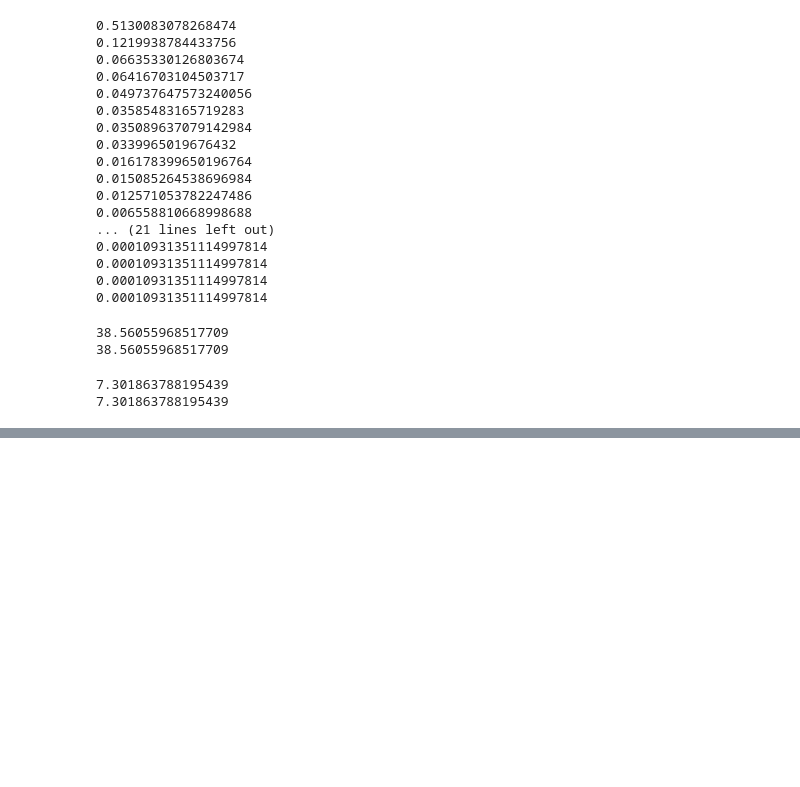
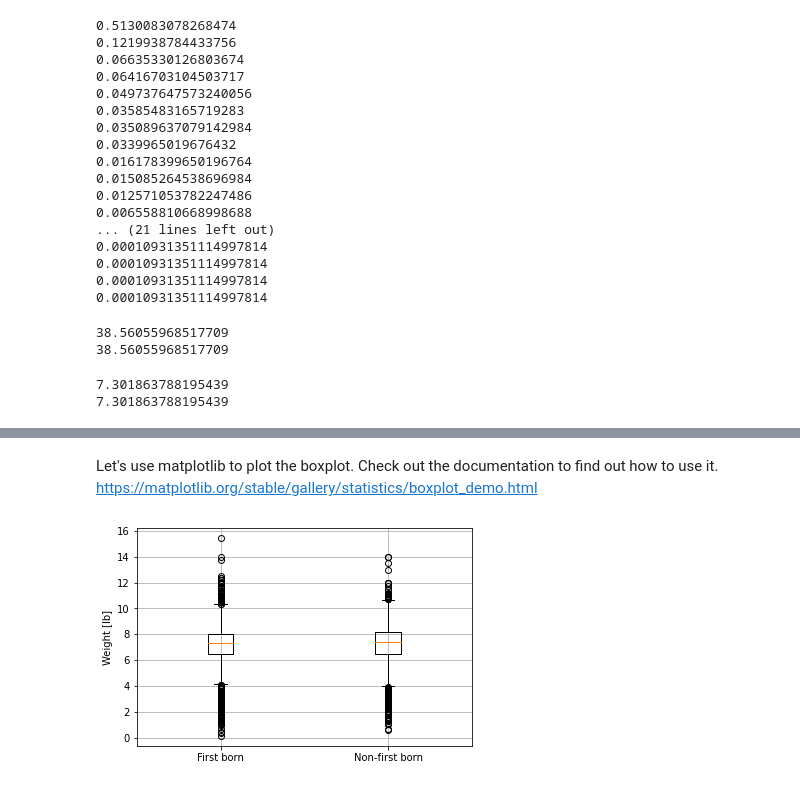
Before and after one commit to EmbraceTEC/ThinkStats2, a Jupyter notebook: code/DT 1 - Exercise day.ipynb, the cells around one changed output, grey strips where cells are left out. Saved outputs shown, nothing was run; the diff lists cells and outputs as text; code cells hidden in the pictures; blank space fills up the shorter version.

```diff
--- a/code/DT 1 - Exercise day.ipynb
+++ b/code/DT 1 - Exercise day.ipynb
@@ -203,0 +297,12 @@ print(pmf.Var())
+# %% [markdown]
+Let's use matplotlib to plot the boxplot. Check out the documentation to find out how to use it. https://matplotlib.org/stable/gallery/statistics/boxplot_demo.html
+# %%
+import matplotlib.pyplot as plt
+data = [first_wgt_dropna, other_wgt_dropna]
+plt.boxplot(data)
+plt.xticks([1,2],["First born", "Non-first born"])
+plt.ylabel("Weight [lb]")
+plt.grid()
+plt.show()
+# %% [output]
+[figure, added]
```
Also changed, not shown: parts of 26 cells of this notebook, 2 other files.
